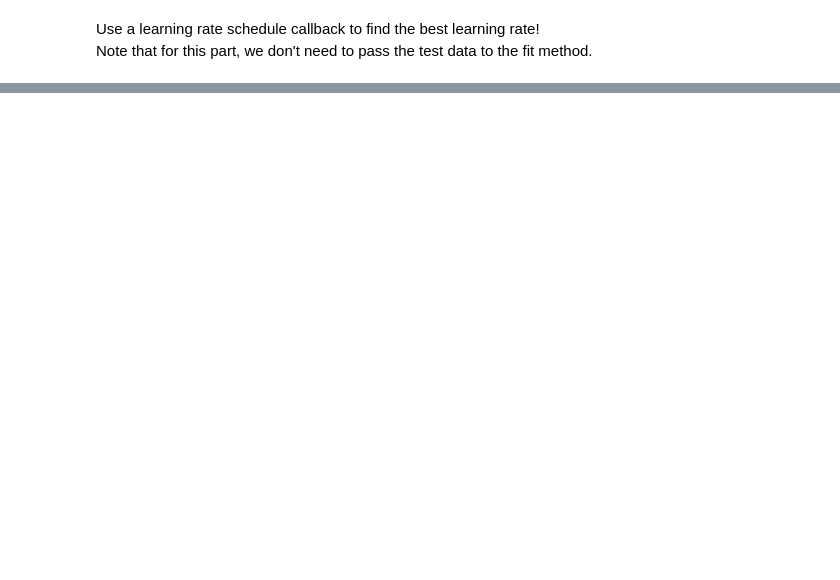
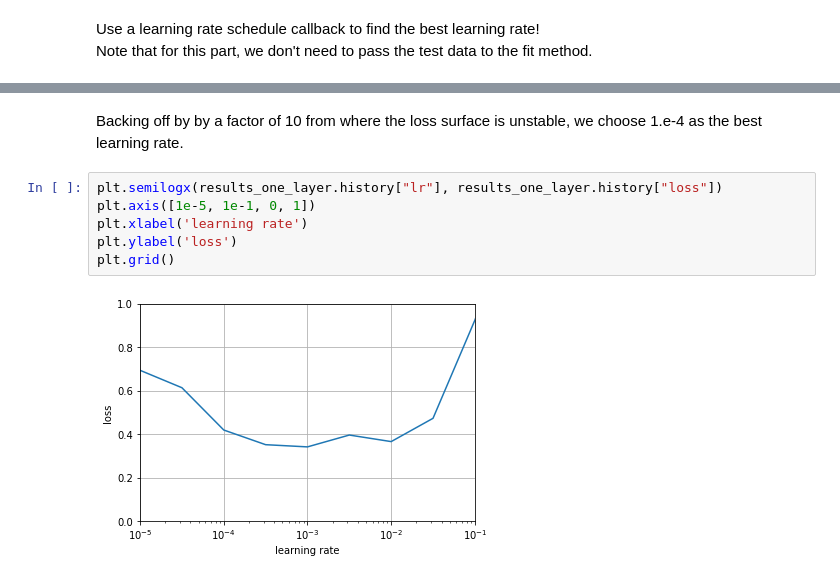
Before and after one commit to Johne-DuChene/u4s3, a Jupyter notebook: m1/u4s1m1_notebook.ipynb, the cells around one changed output, grey strips where cells are left out. Cells and saved outputs as stored; diff of their text form; blank space fills up the shorter version.

```diff
--- a/m1/u4s1m1_notebook.ipynb
+++ b/m1/u4s1m1_notebook.ipynb
@@ -364,0 +372,10 @@ Epoch 6/10
+# %% [markdown]
+Backing off by by a factor of 10 from where the loss surface is unstable, we choose 1.e-4 as the best learning rate.
+# %%
+plt.semilogx(results_one_layer.history["lr"], results_one_layer.history["loss"])
+plt.axis([1e-5, 1e-1, 0, 1])
+plt.xlabel('learning rate')
+plt.ylabel('loss')
+plt.grid()
+# %% [output]
+[figure, added]
```
Also changed, not shown: parts of 12 cells of this notebook, 2 other files.
